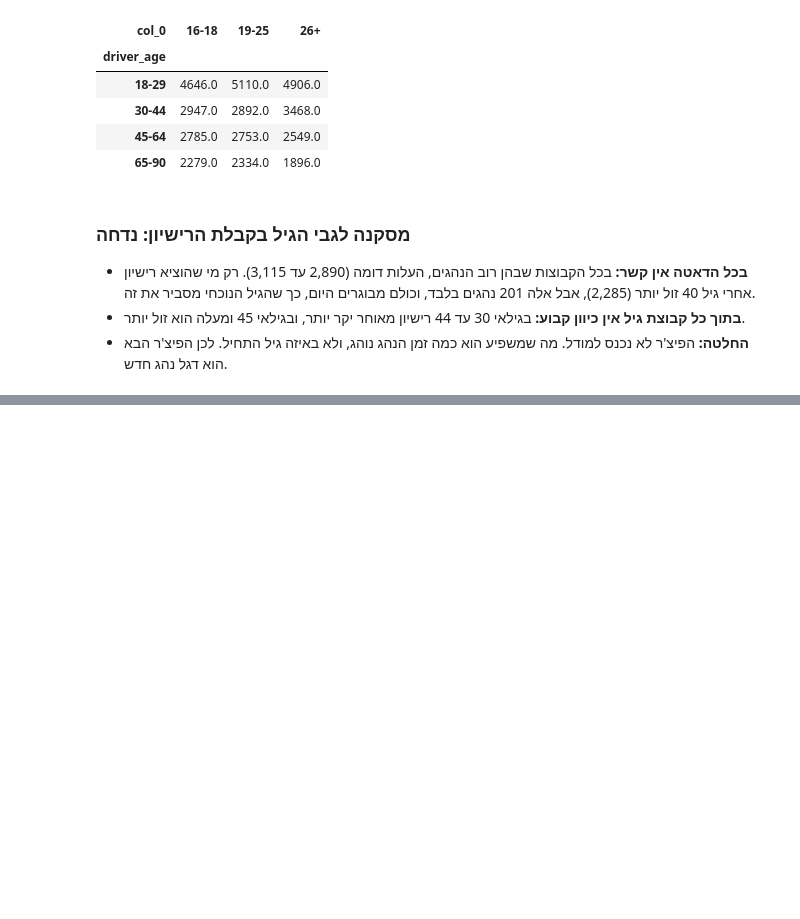
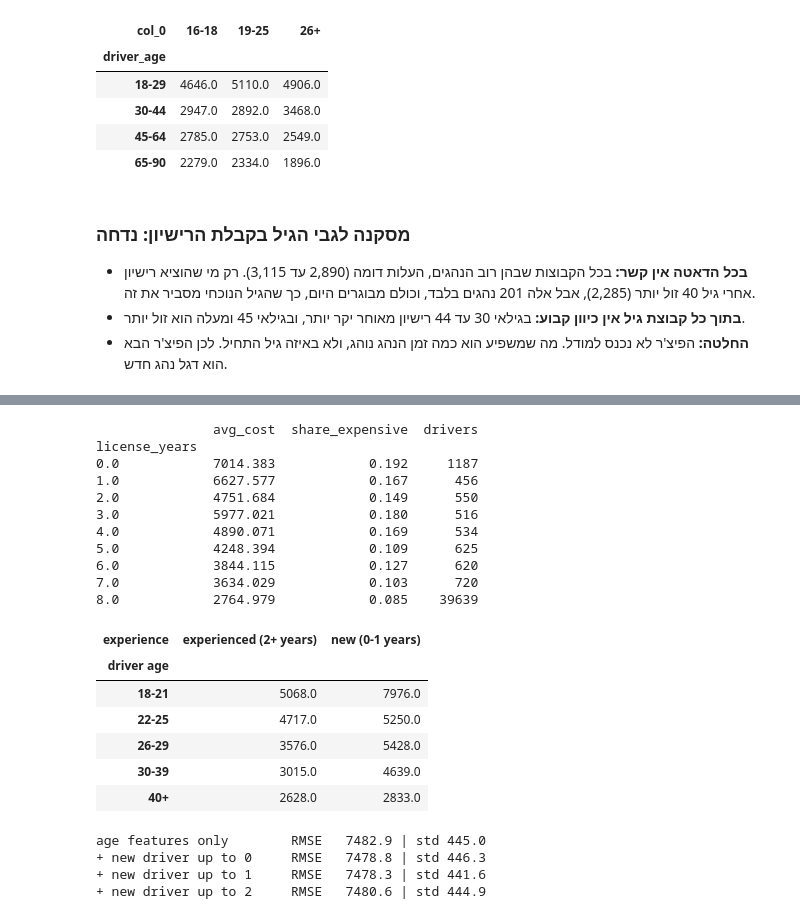
Before and after one commit to liadrimer/car-insurance-claim-prediction, a Jupyter notebook: driver_features.ipynb, the cells around one changed output, grey strips where cells are left out. Saved outputs shown, nothing was run; the diff lists cells and outputs as text; code cells hidden in the pictures; blank space fills up the shorter version.

```diff
--- a/driver_features.ipynb
+++ b/driver_features.ipynb
@@ -240,0 +245,47 @@ dtype: float64
+# %%
+# עלות לפי שנות ותק, והשוואה בין נהגים חדשים לוותיקים בתוך כל קבוצת גיל
+print(y.groupby(df_clean["license_years"].clip(upper=8)).agg(
+    avg_cost="mean",
+    share_expensive=lambda s: (s > 10000).mean(),
+    drivers="count",
+).round(3), "\n")
+
+age_group5 = pd.cut(df_clean["driver_age"], bins=[17, 21, 25, 29, 39, 90], labels=["18-21", "22-25", "26-29", "30-39", "40+"])
+experience = np.where(df_clean["license_years"] <= 1, "new (0-1 years)", "experienced (2+ years)")
+pd.crosstab(age_group5, experience, values=y, aggfunc="mean", rownames=["driver age"], colnames=["experience"]).round(0)
+# %% [output]
+               avg_cost  share_expensive  drivers
+license_years
+0.0            7014.383            0.192     1187
+1.0            6627.577            0.167      456
+2.0            4751.684            0.149      550
+3.0            5977.021            0.180      516
+4.0            4890.071            0.169      534
+5.0            4248.394            0.109      625
+6.0            3844.115            0.127      620
+7.0            3634.029            0.103      720
+8.0            2764.979            0.085    39639
+| experience | experienced (2+ years) | new (0-1 years) |
+| driver age |  |  |
+| 18-21 | 5068.0 | 7976.0 |
+| 22-25 | 4717.0 | 5250.0 |
+| 26-29 | 3576.0 | 5428.0 |
+| 30-39 | 3015.0 | 4639.0 |
+| 40+ | 2628.0 | 2833.0 |
+# %%
+# בדיקה בתיקוף צולב של שלושה ספים לדגל נהג חדש, מעבר לפיצ'רי הגיל שכבר בחרנו
+df_clean["is_young"] = (df_clean["driver_age"] <= 21).astype(int)
+base_cols = ["driver_age", "age_sq", "is_young"]
+
+rmse = -cross_val_score(LinearRegression(), df_clean[base_cols], y, cv=kf, scoring="neg_root_mean_squared_error")
+print(f"{'age features only':24} RMSE {rmse.mean():8.1f} | std {rmse.std():5.1f}")
+for k in [0, 1, 2]:
+    df_clean["new_tmp"] = (df_clean["license_years"] <= k).astype(int)
+    rmse = -cross_val_score(LinearRegression(), df_clean[base_cols + ["new_tmp"]], y, cv=kf, scoring="neg_root_mean_squared_error")
+    print(f"{'+ new driver up to ' + str(k):24} RMSE {rmse.mean():8.1f} | std {rmse.std():5.1f}")
+df_clean = df_clean.drop(columns="new_tmp")
+# %% [output]
+age features only        RMSE   7482.9 | std 445.0
++ new driver up to 0     RMSE   7478.8 | std 446.3
++ new driver up to 1     RMSE   7478.3 | std 441.6
++ new driver up to 2     RMSE   7480.6 | std 444.9
```
Also changed, not shown: parts of 6 cells of this notebook.
